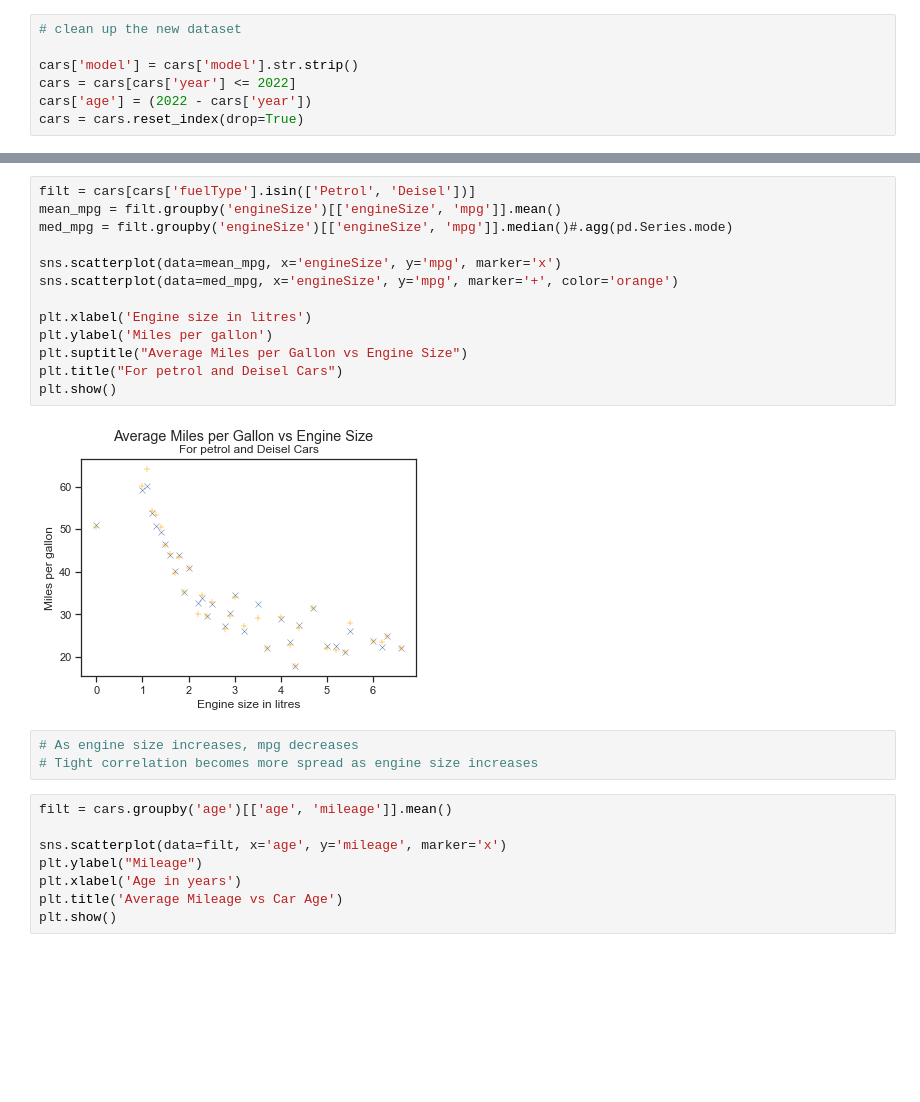
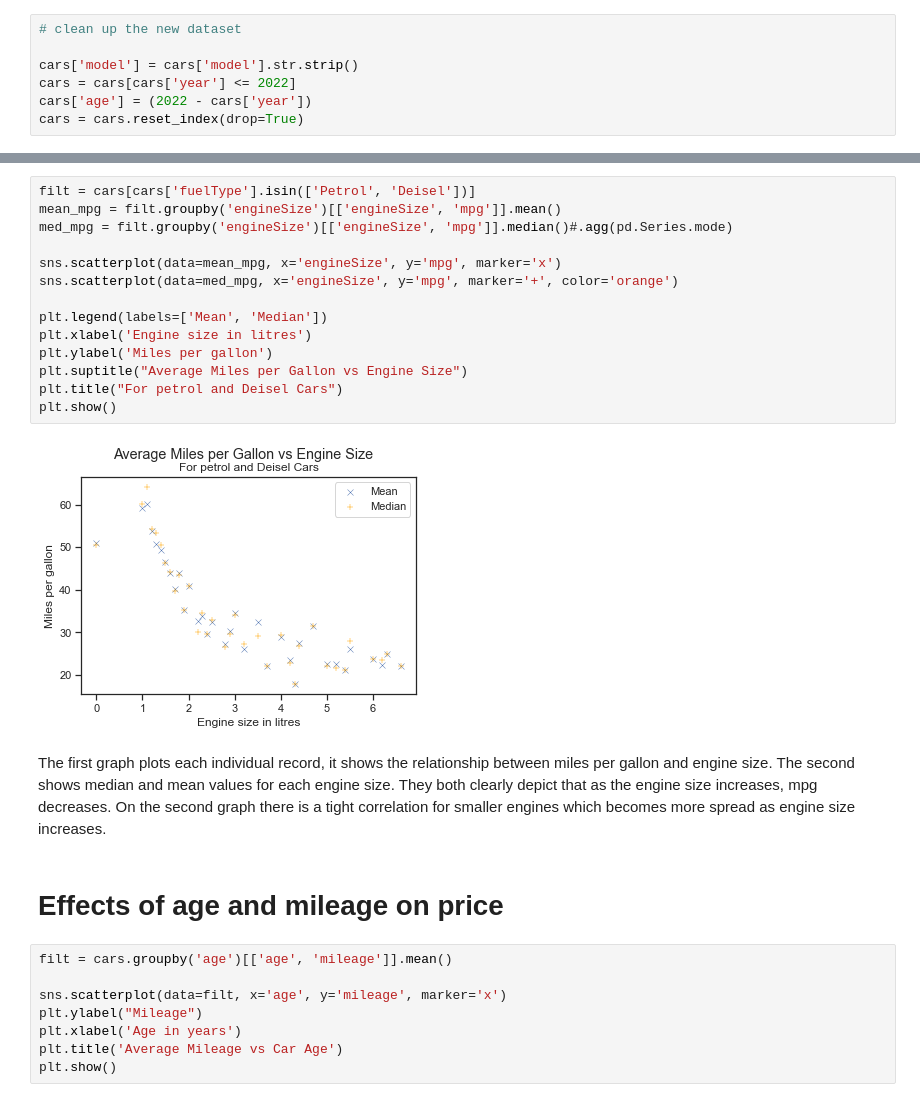
Before and after one commit to dbaker03/pythonPractise, a Jupyter notebook: Dan/Cars.ipynb, the cells around one changed output, grey strips where cells are left out. Drawn from its saved outputs; the diff is of its cells as text; blank space fills up the shorter version.

```diff
--- a/Dan/Cars.ipynb
+++ b/Dan/Cars.ipynb
@@ -79,21 +108,26 @@ plt.show()
 # %%
 filt = cars[cars['fuelType'].isin(['Petrol', 'Deisel'])]
 mean_mpg = filt.groupby('engineSize')[['engineSize', 'mpg']].mean()
 med_mpg = filt.groupby('engineSize')[['engineSize', 'mpg']].median()#.agg(pd.Series.mode)
 
 sns.scatterplot(data=mean_mpg, x='engineSize', y='mpg', marker='x')
 sns.scatterplot(data=med_mpg, x='engineSize', y='mpg', marker='+', color='orange')
 
+plt.legend(labels=['Mean', 'Median'])
 plt.xlabel('Engine size in litres')
 plt.ylabel('Miles per gallon')
 plt.suptitle("Average Miles per Gallon vs Engine Size")
 plt.title("For petrol and Deisel Cars")
 plt.show()
 # %% [output]
-[figure, old version]
+[figure, new version]
-# %%
-# As engine size increases, mpg decreases
-# Tight correlation becomes more spread as engine size increases
+# %% [markdown]
+The first graph plots each individual record, it shows the relationship between miles per gallon and engine size.
+The second shows median and mean values for each engine size.
+They both clearly depict that as the engine size increases, mpg decreases.
+On the second graph there is a tight correlation for smaller engines which becomes more spread as engine size increases.
+# %% [markdown]
+# Effects of age and mileage on price
 # %%
 filt = cars.groupby('age')[['age', 'mileage']].mean()
 
```
Also changed, not shown: parts of 33 cells of this notebook.
